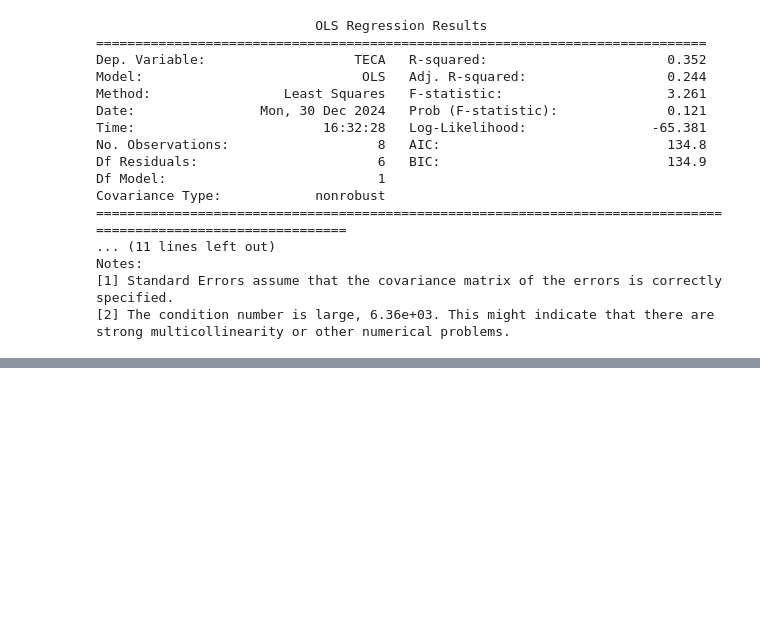
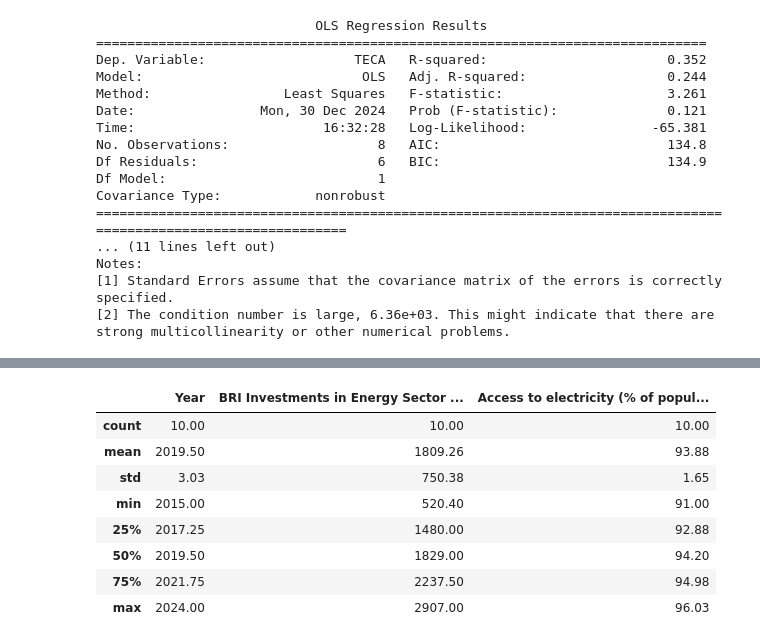
Before and after one commit to ilinashah177/Coursework-Website, a Jupyter notebook: Copy_of_Regression_Investments_and_Energy_Capacity.ipynb, the cells around one changed output, grey strips where cells are left out. Cells and saved outputs as stored; diff of their text form; code cells hidden in the pictures; blank space fills up the shorter version.

```diff
--- a/Copy_of_Regression_Investments_and_Energy_Capacity.ipynb
+++ b/Copy_of_Regression_Investments_and_Energy_Capacity.ipynb
@@ -451,0 +506,14 @@ strong multicollinearity or other numerical problems.
+# %%
+#Generate summary statistics, and round everything to 2 decimal places
+summary3=data3.describe().round(2)
+summary3
+# %% [output]
+|  | Year | BRI Investments in Energy Sector ... | Access to electricity (% of popul... |
+| count | 10.00 | 10.00 | 10.00 |
+| mean | 2019.50 | 1809.26 | 93.88 |
+| std | 3.03 | 750.38 | 1.65 |
+| min | 2015.00 | 520.40 | 91.00 |
+| 25% | 2017.25 | 1480.00 | 92.88 |
+| 50% | 2019.50 | 1829.00 | 94.20 |
+| 75% | 2021.75 | 2237.50 | 94.98 |
+| max | 2024.00 | 2907.00 | 96.03 |
```
Also changed, not shown: parts of 21 cells of this notebook.
